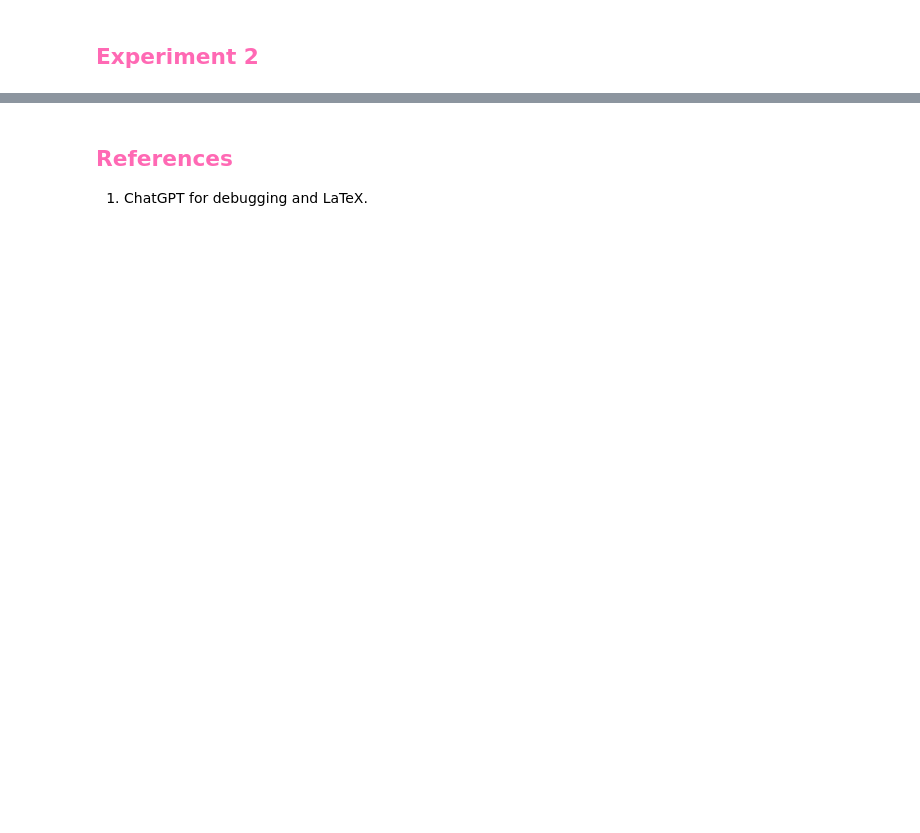
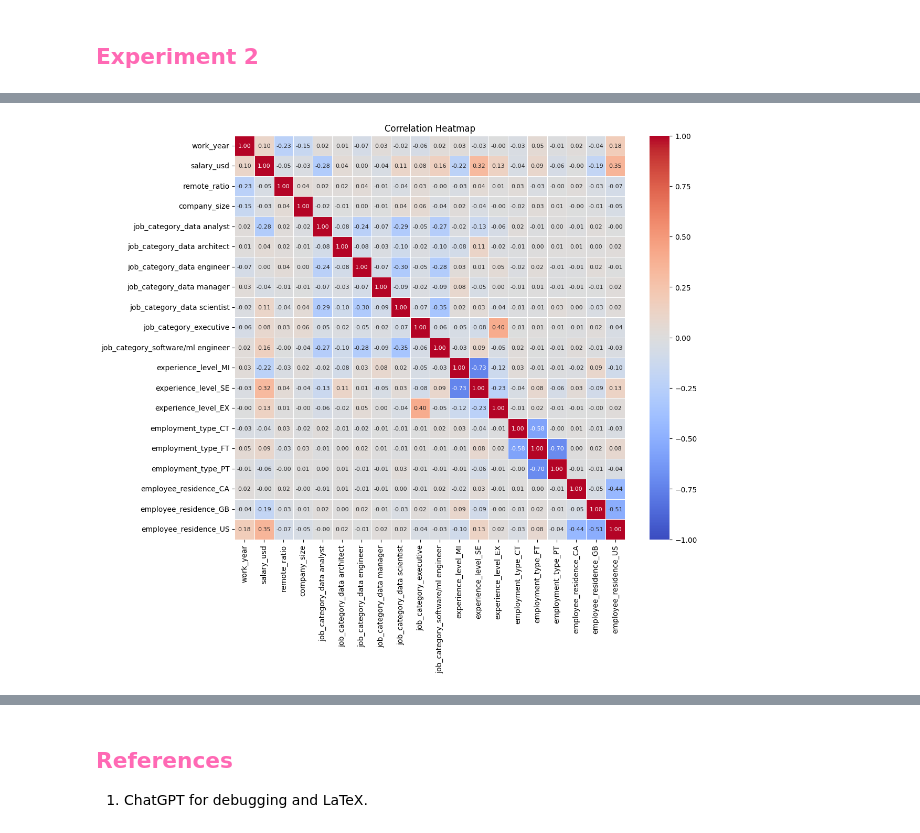
Before and after one commit to fabiola-rojas/itcs3162-proj3, a Jupyter notebook: proj3-salary.ipynb, the cells around one changed output, grey strips where cells are left out. Cells and saved outputs as stored; diff of their text form; code cells hidden in the pictures; blank space fills up the shorter version.

```diff
--- a/proj3-salary.ipynb
+++ b/proj3-salary.ipynb
@@ -358,16 +358,17 @@ exp_map = {'EN': 1, 'MI': 2, 'SE': 3, 'EX': 4}
 emp_map = {'FL': 1, 'PT': 2, 'CT': 3, 'FT': 4}
 size_map = {'S': 1, 'M': 2, 'L': 3}
 
-df['experience_level'] = df['experience_level'].map(exp_map)
-df['employment_type'] = df['employment_type'].map(emp_map)
-df['company_size'] = df['company_size'].map(size_map)
+df_encoded = df.copy()
 
-df['work_year'] = df['work_year'] - 2020
-df['remote_ratio'] = df['remote_ratio'] / 100
+df_encoded['experience_level'] = df_encoded['experience_level'].map(exp_map)
+df_encoded['employment_type'] = df_encoded['employment_type'].map(emp_map)
+df_encoded['company_size'] = df_encoded['company_size'].map(size_map)
 
-df = pd.get_dummies(df, columns=['company_location', 'employee_residence'], drop_first=False, dtype=int)
+df_encoded['work_year'] = df_encoded['work_year'] - 2020
+df_encoded['remote_ratio'] = df_encoded['remote_ratio'] / 100
 
-df_encoded = df.copy()
+df_encoded = pd.get_dummies(df_encoded, columns=['company_location', 'employee_residence'], drop_first=False, dtype=int)
+
 df_encoded = df_encoded.drop(columns=['company_location_Other', 'employee_residence_Other', 'job_title'])
 df_encoded.head()
 # %% [output]
@@ -502,0 +592,10 @@ Notes:
+# %%
+corr_matrix = df_dummies.corr()
+
+# Plot the heatmap
+plt.figure(figsize=(12, 10))
+sns.heatmap(corr_matrix, annot=True, fmt='.2f', cmap='coolwarm', vmin=-1, vmax=1, annot_kws={'size':8}, linewidths=0.5)
+plt.title('Correlation Heatmap')
+plt.show()
+# %% [output]
+[figure, added]
```
Also changed, not shown: parts of 10 cells of this notebook.
